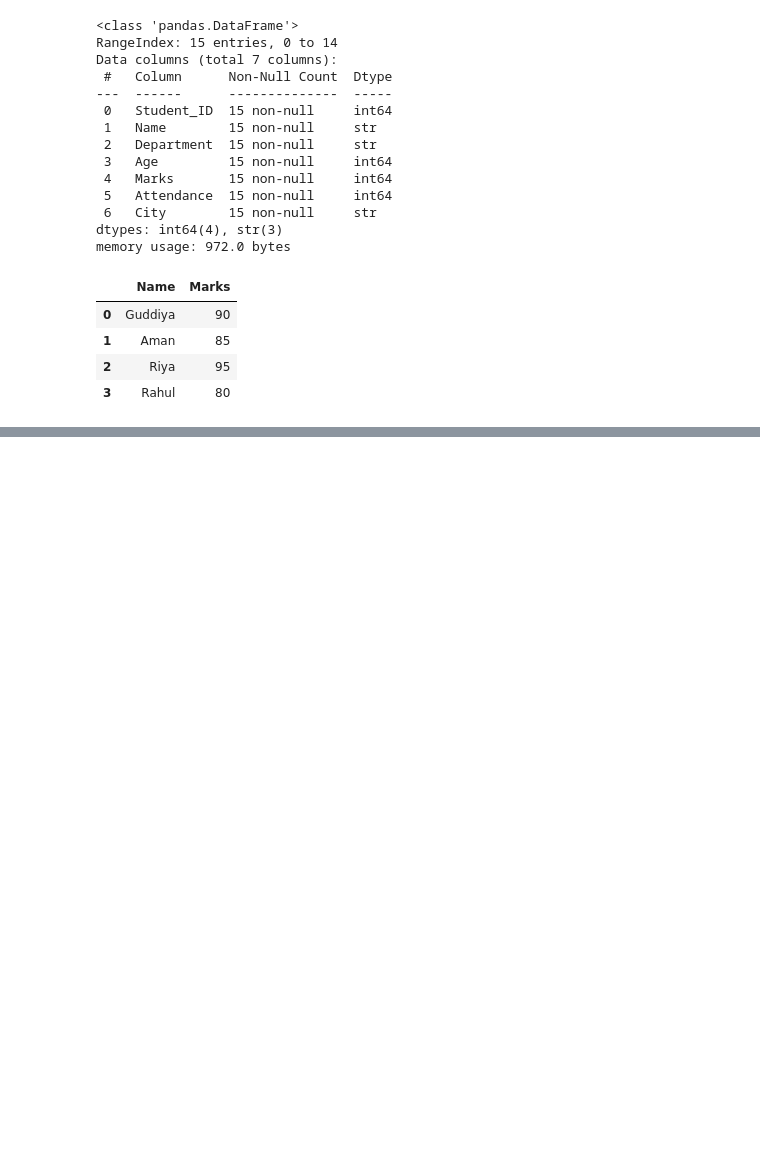
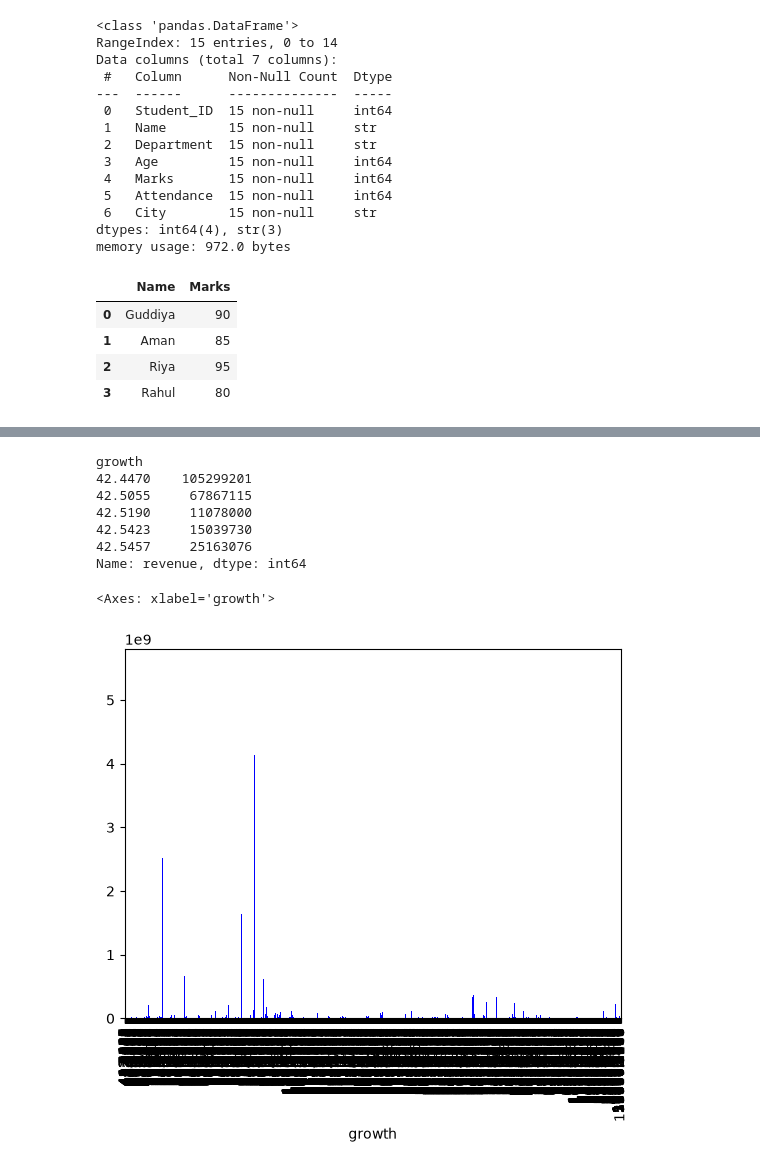
Before and after one commit to guddiyasingh/python-main, a Jupyter notebook: Data_Analysis/DV_Matplotllib.ipynb, the cells around one changed output, grey strips where cells are left out. Saved outputs shown, nothing was run; the diff lists cells and outputs as text; code cells hidden in the pictures; blank space fills up the shorter version.

```diff
--- a/Data_Analysis/DV_Matplotllib.ipynb
+++ b/Data_Analysis/DV_Matplotllib.ipynb
@@ -282,3 +282,8 @@ df[["Name","Marks"]]
 | 1 | Aman | 85 |
 | 2 | Riya | 95 |
 | 3 | Rahul | 80 |
+# %%
+##Sales data visualization
+import pandas as pd
+company_data=pd.read_csv('Inc5000 Company List.csv')
+company_data.head(5)
@@ -284,0 +317,4 @@ df[["Name","Marks"]]
+# %%
+# plot total revenue by growth
+total_revenue_by_growth = company_data.groupby('growth')['revenue'].sum()
+print(total_revenue_by_growth)
@@ -284,0 +335,16 @@ df[["Name","Marks"]]
+# %%
+# total=total_revenue_by_growth.plot(kind='bar', color='blue')
+# print(total.head(5))
+
+print(total_revenue_by_growth.head(5))
+total_revenue_by_growth.plot(kind='bar', color='blue')
+# %% [output]
+growth
+42.4470    105299201
+42.5055     67867115
+42.5190     11078000
+42.5423     15039730
+42.5457     25163076
+Name: revenue, dtype: int64
+<Axes: xlabel='growth'>
+[figure, added]
```
Also changed, not shown: parts of 4 cells of this notebook, 1 other file.
